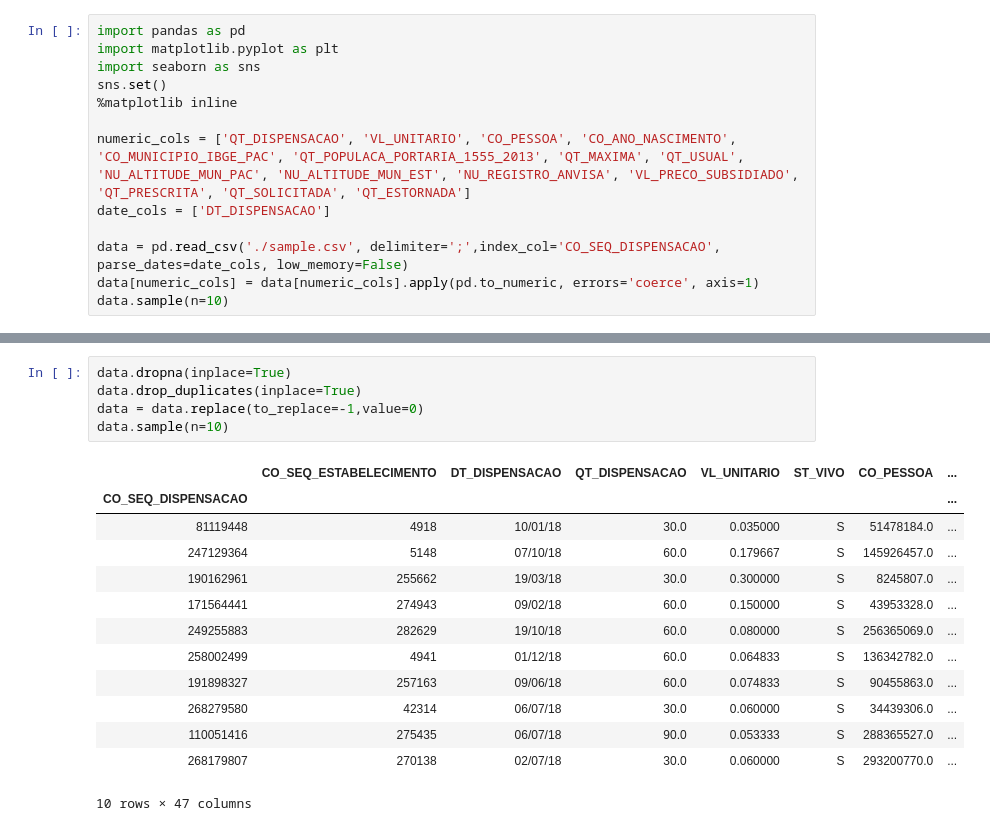
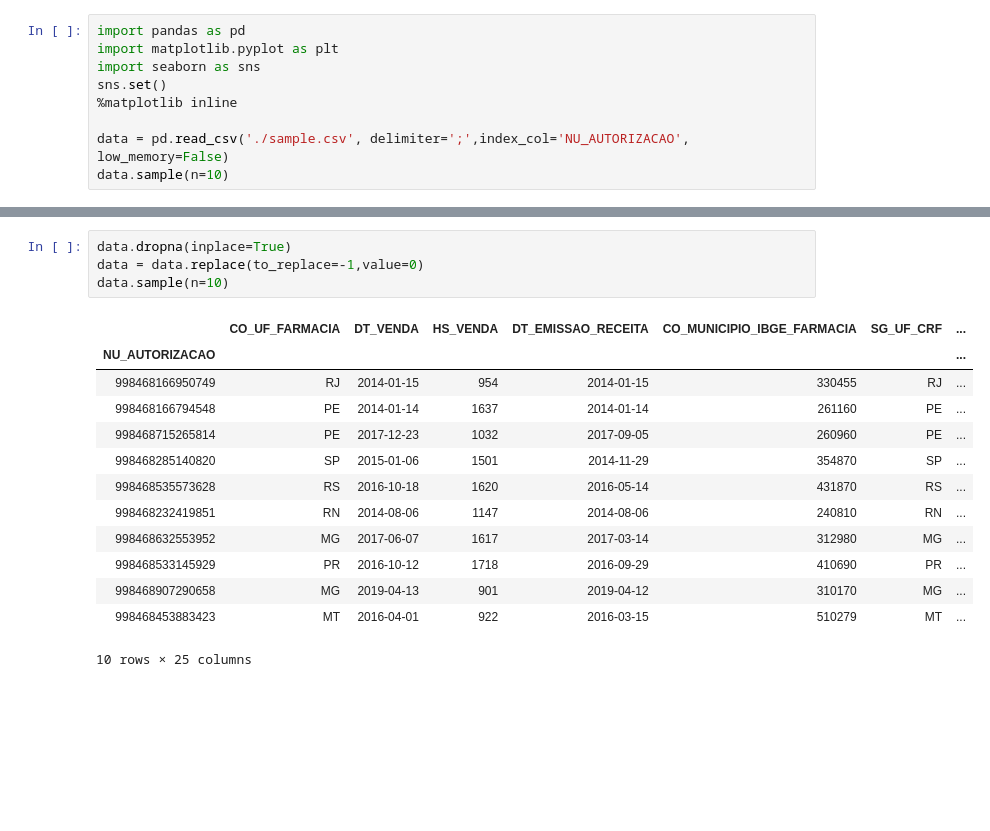
Before and after one commit to ArthurJahn/MLND-Capstone-project, a Jupyter notebook: exploratory_analisys.ipynb, the cells around one changed output, grey strips where cells are left out. Drawn from its saved outputs; the diff is of its cells as text; blank space fills up the shorter version.

```diff
--- a/exploratory_analisys.ipynb
+++ b/exploratory_analisys.ipynb
@@ -22,10 +21,6 @@ import seaborn as sns
 sns.set()
 %matplotlib inline
 
-numeric_cols = ['QT_DISPENSACAO', 'VL_UNITARIO', 'CO_PESSOA', 'CO_ANO_NASCIMENTO', 'CO_MUNICIPIO_IBGE_PAC', 'QT_POPULACA_PORTARIA_1555_2013', 'QT_MAXIMA', 'QT_USUAL', 'NU_ALTITUDE_MUN_PAC', 'NU_ALTITUDE_MUN_EST', 'NU_REGISTRO_ANVISA', 'VL_PRECO_SUBSIDIADO', 'QT_PRESCRITA', 'QT_SOLICITADA', 'QT_ESTORNADA']
-date_cols = ['DT_DISPENSACAO']
-
-data = pd.read_csv('./sample.csv', delimiter=';',index_col='CO_SEQ_DISPENSACAO', parse_dates=date_cols, low_memory=False)
-data[numeric_cols] = data[numeric_cols].apply(pd.to_numeric, errors='coerce', axis=1)
+data = pd.read_csv('./sample.csv', delimiter=';',index_col='NU_AUTORIZACAO', low_memory=False)
 data.sample(n=10)
 # %% [output]
@@ -45,19 +40,18 @@ data.sample(n=10)
 # %%
 data.dropna(inplace=True)
-data.drop_duplicates(inplace=True)
 data = data.replace(to_replace=-1,value=0)
 data.sample(n=10)
 # %% [output]
-|  | CO_SEQ_ESTABELECIMENTO | DT_DISPENSACAO | QT_DISPENSACAO | VL_UNITARIO | ST_VIVO | CO_PESSOA | ... |
-| CO_SEQ_DISPENSACAO |  |  |  |  |  |  | ... |
-| 81119448 | 4918 | 10/01/18 | 30.0 | 0.035000 | S | 51478184.0 | ... |
-| 247129364 | 5148 | 07/10/18 | 60.0 | 0.179667 | S | 145926457.0 | ... |
-| 190162961 | 255662 | 19/03/18 | 30.0 | 0.300000 | S | 8245807.0 | ... |
-| 171564441 | 274943 | 09/02/18 | 60.0 | 0.150000 | S | 43953328.0 | ... |
-| 249255883 | 282629 | 19/10/18 | 60.0 | 0.080000 | S | 256365069.0 | ... |
-| 258002499 | 4941 | 01/12/18 | 60.0 | 0.064833 | S | 136342782.0 | ... |
-| 191898327 | 257163 | 09/06/18 | 60.0 | 0.074833 | S | 90455863.0 | ... |
-| 268279580 | 42314 | 06/07/18 | 30.0 | 0.060000 | S | 34439306.0 | ... |
-| 110051416 | 275435 | 06/07/18 | 90.0 | 0.053333 | S | 288365527.0 | ... |
-| 268179807 | 270138 | 02/07/18 | 30.0 | 0.060000 | S | 293200770.0 | ... |
+|  | CO_UF_FARMACIA | DT_VENDA | HS_VENDA | DT_EMISSAO_RECEITA | CO_MUNICIPIO_IBGE_FARMACIA | SG_UF_CRF | ... |
+| NU_AUTORIZACAO |  |  |  |  |  |  | ... |
+| 998468166950749 | RJ | 2014-01-15 | 954 | 2014-01-15 | 330455 | RJ | ... |
+| 998468166794548 | PE | 2014-01-14 | 1637 | 2014-01-14 | 261160 | PE | ... |
+| 998468715265814 | PE | 2017-12-23 | 1032 | 2017-09-05 | 260960 | PE | ... |
+| 998468285140820 | SP | 2015-01-06 | 1501 | 2014-11-29 | 354870 | SP | ... |
+| 998468535573628 | RS | 2016-10-18 | 1620 | 2016-05-14 | 431870 | RS | ... |
+| 998468232419851 | RN | 2014-08-06 | 1147 | 2014-08-06 | 240810 | RN | ... |
+| 998468632553952 | MG | 2017-06-07 | 1617 | 2017-03-14 | 312980 | MG | ... |
+| 998468533145929 | PR | 2016-10-12 | 1718 | 2016-09-29 | 410690 | PR | ... |
+| 998468907290658 | MG | 2019-04-13 | 901 | 2019-04-12 | 310170 | MG | ... |
+| 998468453883423 | MT | 2016-04-01 | 922 | 2016-03-15 | 510279 | MT | ... |
-10 rows × 47 columns
+10 rows × 25 columns
```
Also changed, not shown: parts of 22 cells of this notebook.
